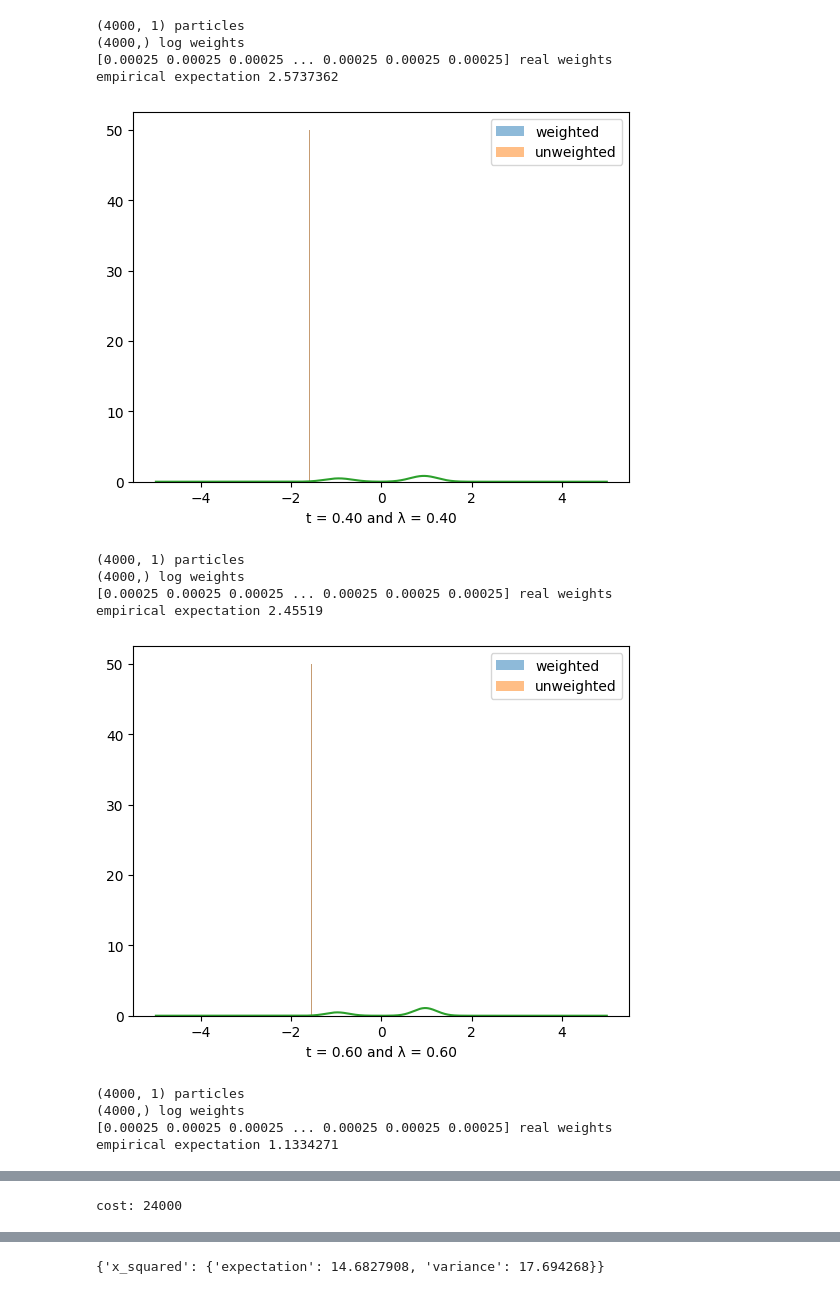
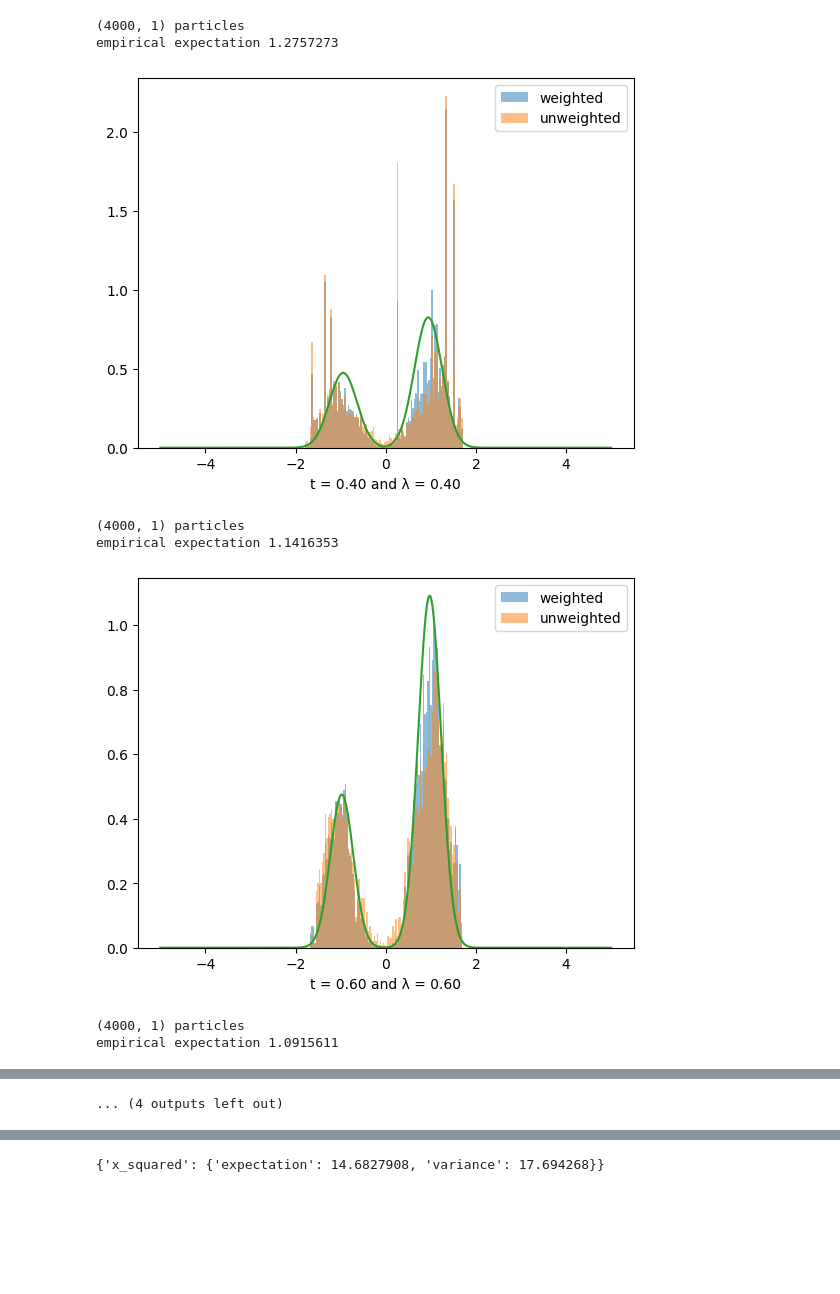
Before and after one commit to reubenharry/counterdiabatic-hmc, a Jupyter notebook: data/explore.ipynb, the cells around one changed output, grey strips where cells are left out. Saved outputs shown, nothing was run; the diff lists cells and outputs as text; code cells hidden in the pictures; blank space fills up the shorter version.

```diff
--- a/data/explore.ipynb
+++ b/data/explore.ipynb
@@ -58,14 +58,9 @@ def make_hist(file, system_name):
         # particles = data['snapshots']['particles_before_resampling'][i]
         # log_weights = data['snapshots']['weights_before_resampling'][i]
         particles = data['snapshots']['particles'][i]
-        log_weights = data['snapshots']['weights'][i]
-        print("log weights", log_weights)
+        weights = data['snapshots']['weights'][i]
         print(particles.shape, "particles")
 
-        print(log_weights.shape, "log weights")
-        # raise Exception("stop")
-        weights = np.exp(normalize_log_weights(log_weights))
-        print(weights, "real weights")
 
         all_weights = np.exp(data['snapshots']['weights'])
         all_weights = jnp.clip(all_weights, 0, 1).mean(axis=-1)
@@ -79,12 +74,12 @@ def make_hist(file, system_name):
         # expect = jnp.sum(weights * (particles**2)[:, 0], axis=0)
         # print(expect, "expectation", weights.shape, particles.shape, (weights * (particles**2)[:, 0]).shape)
 
-        empirical_e = compute_expectation_over_equilibrium(particles[:, 0]**2, log_weights)
+        empirical_e = compute_expectation_over_equilibrium(particles[:, 0]**2, np.log(weights))
         print("empirical expectation",empirical_e)
 
         # all_weights = all_weights.mean(axis=-1)
 
-        num_bins = 50
+        num_bins = 100
         plt.hist(particles[:,0], bins=num_bins, weights=weights, density=True, alpha=0.5, label='weighted')
         plt.hist(particles[:,0], bins=num_bins, density=True, alpha=0.5, label='unweighted')
         plt.plot(x, rho)
@@ -141,14 +132,8 @@ empirical expectation 2.6156104
 (4000, 1) particles
-(4000,) log weights
-[0.00025 0.00025 0.00025 ... 0.00025 0.00025 0.00025] real weights
-empirical expectation 2.5737362
+empirical expectation 1.2757273
-[figure, old version]
+[figure, new version]
 (4000, 1) particles
-(4000,) log weights
-[0.00025 0.00025 0.00025 ... 0.00025 0.00025 0.00025] real weights
-empirical expectation 2.45519
+empirical expectation 1.1416353
-[figure, old version]
+[figure, new version]
 (4000, 1) particles
-(4000,) log weights
-[0.00025 0.00025 0.00025 ... 0.00025 0.00025 0.00025] real weights
-empirical expectation 1.1334271
+empirical expectation 1.0915611
@@ -161 +144 @@ empirical expectation 0.28833836
-cost: 24000
+... (4 outputs left out)
```
Also changed, not shown: parts of 1 cell of this notebook, 3 other files.
